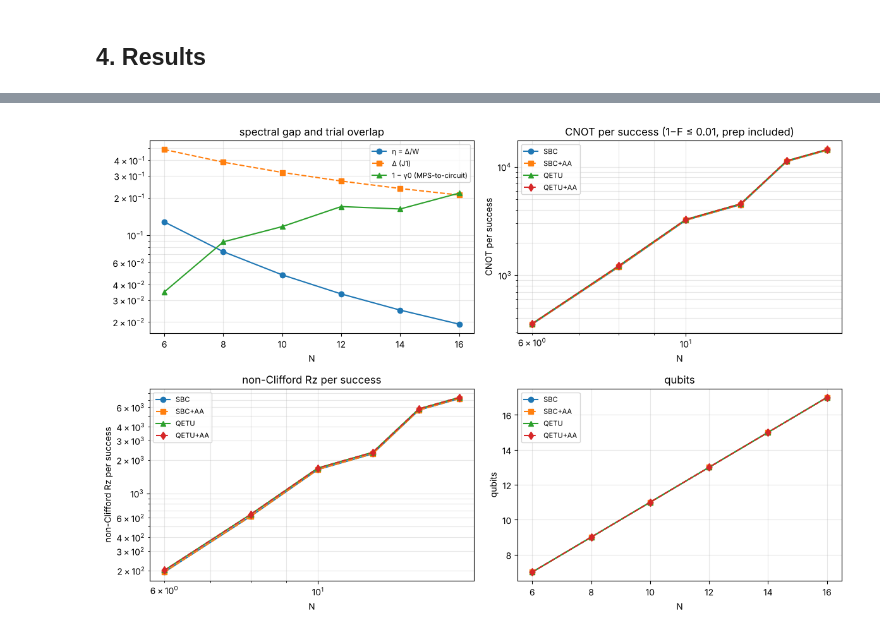
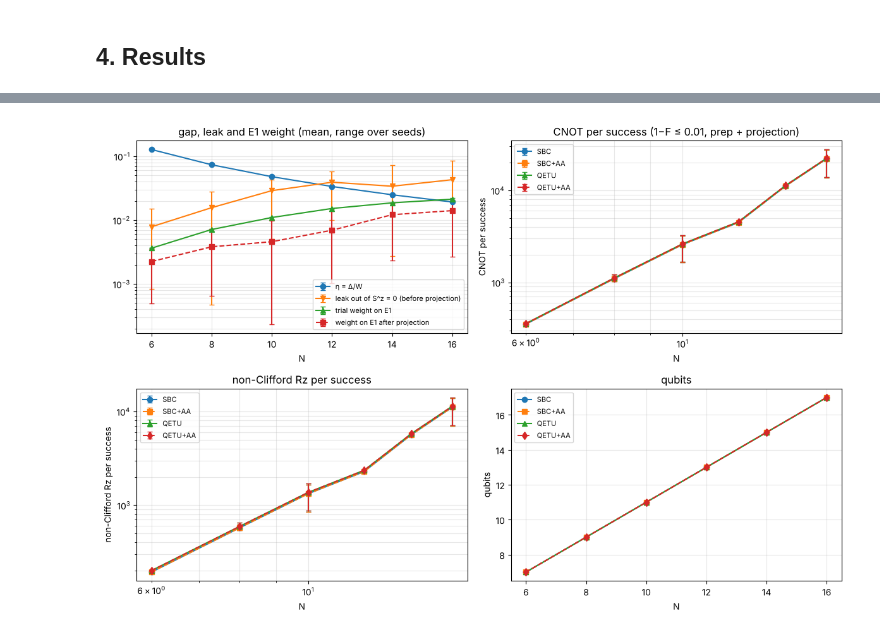
Before and after one commit to aaronseymour7/CLAUDE, a Jupyter notebook: ORNL/workflow_study.ipynb, the cells around one changed output, grey strips where cells are left out. Drawn from its saved outputs; the diff is of its cells as text; code cells hidden in the pictures.

```diff
--- a/ORNL/workflow_study.ipynb
+++ b/ORNL/workflow_study.ipynb
@@ -274,9 +314,16 @@ def scan(ch, n, best_cost):
                 break
     return out
 
+def filtered_state(ch, K, r, n):      # the post-selected filter output (normalised)
+    v = ch.trial
+    for _ in range(r):
+        for k in range(K):
+            v, _ = apply_pulse(ch, v, k, n)
+    return v
+
 rows = []
-for N in NS:
-    ch, t0 = chains[N], time.time()
+for (N, sd), ch in chains.items():
+    t0 = time.time()
     best, prev = {}, None
     for i, n in enumerate(N_GRID):
         cur = min([b["tot"][0] for b in best.values()], default=np.inf)
@@ -296,14 +343,16 @@ for N in NS:
             if i >= 2 and not improved and len(best) == len(METHODS):
                 break
         prev = (n, found)
+    bs = best["SBC"]; wE1_f = ch.w_E1(filtered_state(ch, bs["K"], bs["r"], bs["n"]))
     for name in METHODS:
         b = best[name]
-        rows.append(dict(N=N, method=name, eta=ch.gap_s, gamma0=ch.gamma0, K=b["K"], r=b["r"], n=b["n"],
+        wf = wE1_f if (b["K"], b["r"], b["n"]) == (bs["K"], bs["r"], bs["n"]) else ch.w_E1(filtered_state(ch, b["K"], b["r"], b["n"]))
+        rows.append(dict(N=N, seed=sd, w_E1_trial=ch.wE1_trial, w_E1_proj=ch.wE1_proj, w_E1_filtered=wf, method=name, eta=ch.gap_s, gamma0=ch.gamma0, K=b["K"], r=b["r"], n=b["n"],
                          d=b["r"] * (2 ** b["K"] - 1), qubits=b["qubits"], AA_k=b["k"], p=b["p"], P_run=b["P"],
                          infid=b["infid"], CNOT_run=b["run"][0], Rz_run=b["run"][1],
                          CNOT_per_success=b["tot"][0], Rz_per_success=b["tot"][1],
                          filter_CNOT_per_success=b["filt"][0], filter_Rz_per_success=b["filt"][1]))
-    print(f"N = {N}: done in {time.time() - t0:.0f} s (n up to {n})")
+    print(f"N = {N}, seed {sd}: done in {time.time() - t0:.0f} s (n up to {n})")
 res = pd.DataFrame(rows)
 res.to_csv("results/workflow_study.csv", index=False); prep.to_csv("results/workflow_prep.csv")
 # %% [output]
@@ -353,8 +413,8 @@ def qetu_phases(K, r):
     return sol.x, err
 
 checks = []
-for N in NS:
-    ch = chains[N]; b = res[(res.N == N) & (res.method == "QETU")].iloc[0]
+for N in NS:                          # first seed only: QETU and SBC share p and 1 - F for any trial
+    ch = chains[(N, SEEDS[0])]; b = res[(res.N == N) & (res.seed == SEEDS[0]) & (res.method == "QETU")].iloc[0]
     K, r, n = int(b.K), int(b.r), int(b.n)
     phi, err = qetu_phases(K, r)
     U = QuantumCircuit(N + 1); U.rx(-2 * phi[0], N)                    # e^{iφX} = Rx(-2φ)
@@ -458,20 +521,24 @@ power-law fits  cost ≈ C · N^α  over N = [6, 8, 10, 12, 14, 16]
 # %%
 fig, ax = plt.subplots(2, 2, figsize=(12, 8))
-ax[0, 0].semilogy(prep.index, prep.eta, "o-", label="η = Δ/W")
-ax[0, 0].semilogy(prep.index, prep.gap, "s--", label="Δ (J1)")
-ax[0, 0].semilogy(prep.index, 1 - prep.gamma0, "^-", label="1 − γ0 (MPS-to-circuit)")
-ax[0, 0].set(xlabel="N", title="spectral gap and trial overlap"); ax[0, 0].legend()
+pm = prep.groupby("N").agg(["mean", "min", "max"])
+def eb(a, x, col, df, fmt, **kw):
+    m = df[(col, "mean")]; a.errorbar(x, m, yerr=[m - df[(col, "min")], df[(col, "max")] - m], fmt=fmt, capsize=3, **kw)
+eb(ax[0, 0], pm.index, "eta", pm, "o-", label="η = Δ/W")
+eb(ax[0, 0], pm.index, "leak_before_proj", pm, "v-", label="leak out of S^z = 0 (before projection)")
+eb(ax[0, 0], pm.index, "w_E1_trial", pm, "^-", label="trial weight on E1")
+eb(ax[0, 0], pm.index, "w_E1_proj", pm, "s--", label="weight on E1 after projection")
+ax[0, 0].set(yscale="log", xlabel="N", title="gap, leak and E1 weight (mean, range over seeds)"); ax[0, 0].legend(fontsize=7)
 mk = dict(zip(METHODS, ["o-", "s--", "^-", "d--"]))
 for name in METHODS:
-    s = res[res.method == name]
-    ax[0, 1].loglog(s.N, s.CNOT_per_success, mk[name], label=name)
-    ax[1, 0].loglog(s.N, s.Rz_per_success, mk[name], label=name)
-    ax[1, 1].plot(s.N, s.qubits, mk[name], label=name)
-ax[0, 1].set(xlabel="N", ylabel="CNOT per success", title=f"CNOT per success (1−F ≤ {EPS}, prep included)")
-ax[1, 0].set(xlabel="N", ylabel="non-Clifford Rz per success", title="non-Clifford Rz per success")
+    s = res[res.method == name].groupby("N")[["CNOT_per_success", "Rz_per_success", "qubits"]].agg(["mean", "min", "max"])
+    eb(ax[0, 1], s.index, "CNOT_per_success", s, mk[name], label=name)
+    eb(ax[1, 0], s.index, "Rz_per_success", s, mk[name], label=name)
+    ax[1, 1].plot(s.index, s[("qubits", "max")], mk[name], label=name)
+ax[0, 1].set(xscale="log", yscale="log", xlabel="N", ylabel="CNOT per success", title=f"CNOT per success (1−F ≤ {EPS}, prep + projection)")
+ax[1, 0].set(xscale="log", yscale="log", xlabel="N", ylabel="non-Clifford Rz per success", title="non-Clifford Rz per success")
 ax[1, 1].set(xlabel="N", ylabel="qubits", title="qubits")
 for a in ax.ravel():
     a.grid(alpha=0.3, which="both"); a.legend(fontsize=8)
 fig.tight_layout(); plt.show()
 # %% [output]
-[figure, old version]
+[figure, new version]
```
Also changed, not shown: parts of 5 cells of this notebook, 5 other files.
